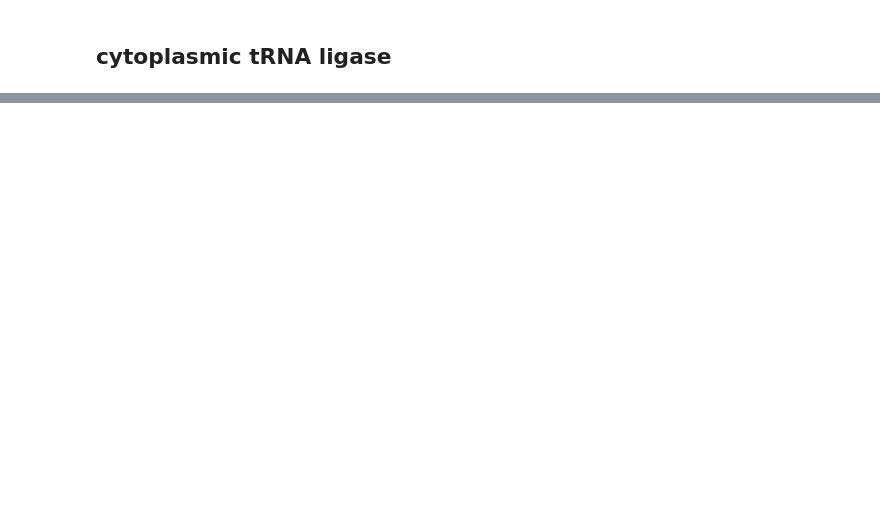
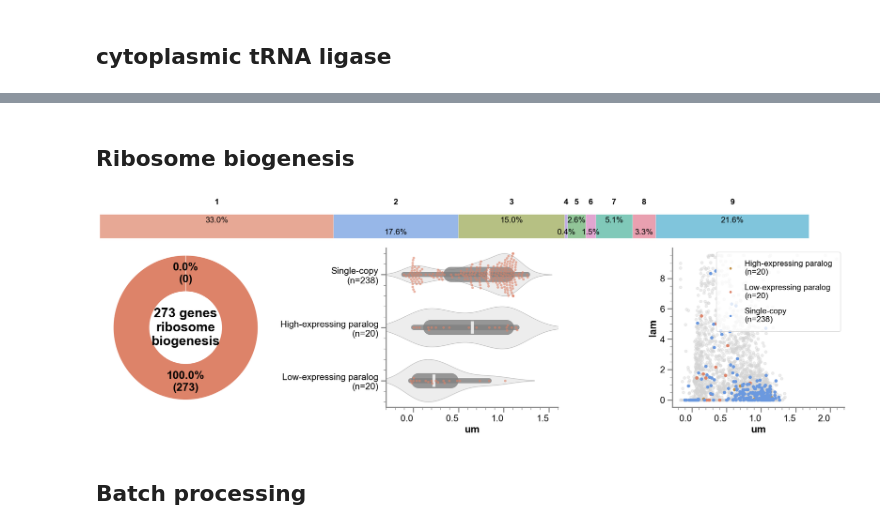
Before and after one commit to DIT-HAP/DIT_HAP_pipeline, a Jupyter notebook: workflow/notebooks/further_analysis_based_on_enrichment.ipynb, the cells around one changed output, grey strips where cells are left out. Cells and saved outputs as stored; diff of their text form; code cells hidden in the pictures; blank space fills up the shorter version.

```diff
--- a/workflow/notebooks/further_analysis_based_on_enrichment.ipynb
+++ b/workflow/notebooks/further_analysis_based_on_enrichment.ipynb
@@ -200,0 +229,22 @@ given_subset_analysis(
+# %% [markdown]
+## Ribosome biogenesis
+# %%
+ribosome_biogenesis_genes = cfg.go_enrichment_results.query("namespace == 'BP' and term == 'ribosome biogenesis'")["pop_items"].iloc[0]
+ribosome_biogenesis_genes = ribosome_biogenesis_genes.split(",")
+ribosome_biogenesis_donut_size = {
+    'ribosome\nbiogenesis\nfactors': len(ribosome_biogenesis_genes),
+    'Others': 0
+}
+given_subset_analysis(
+    cluster_results_with_gene_features,
+    cfg.cluster_column,
+    ribosome_biogenesis_genes,
+    "Name",
+    "um",
+    "ribosome\nbiogenesis",
+    ribosome_biogenesis_donut_size
+)
+# %% [output]
+[figure, added]
+# %% [markdown]
+## Batch processing
```
Also changed, not shown: parts of 7 cells of this notebook.
